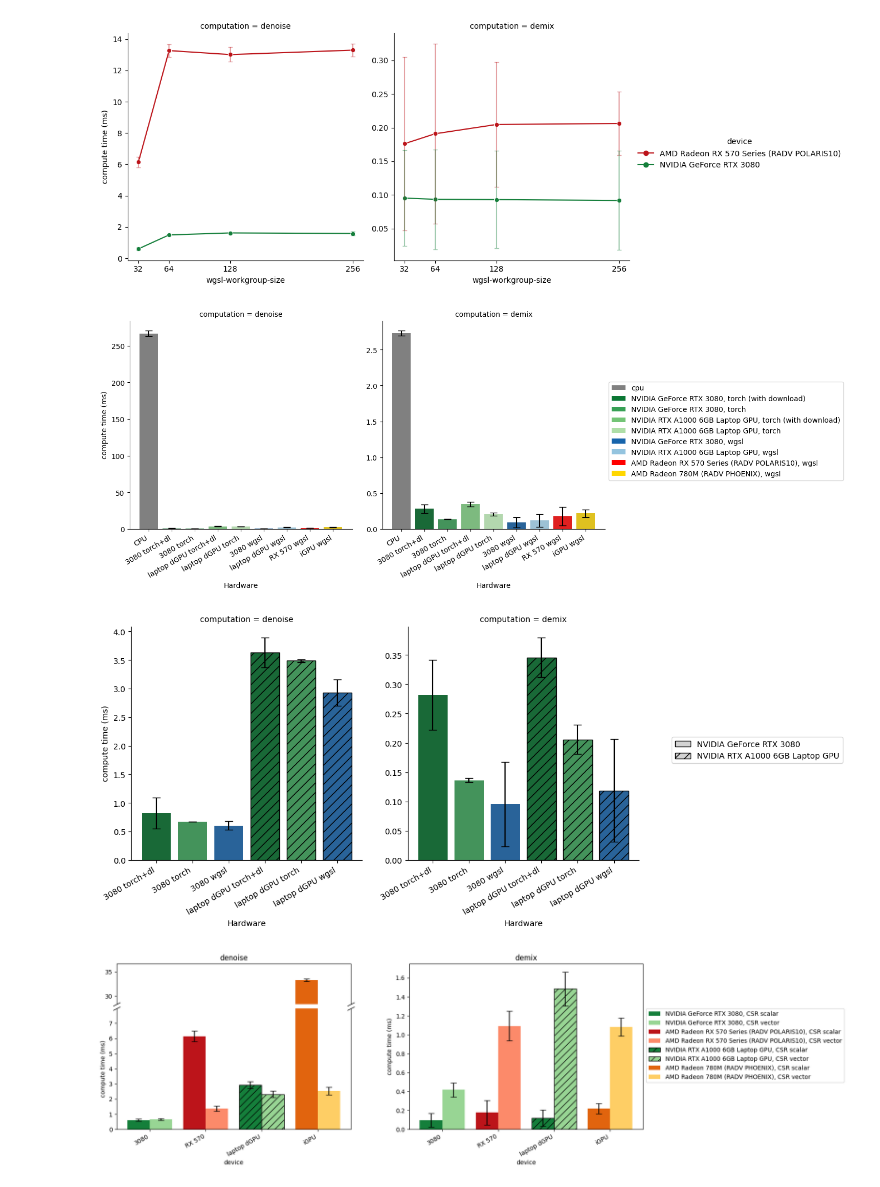
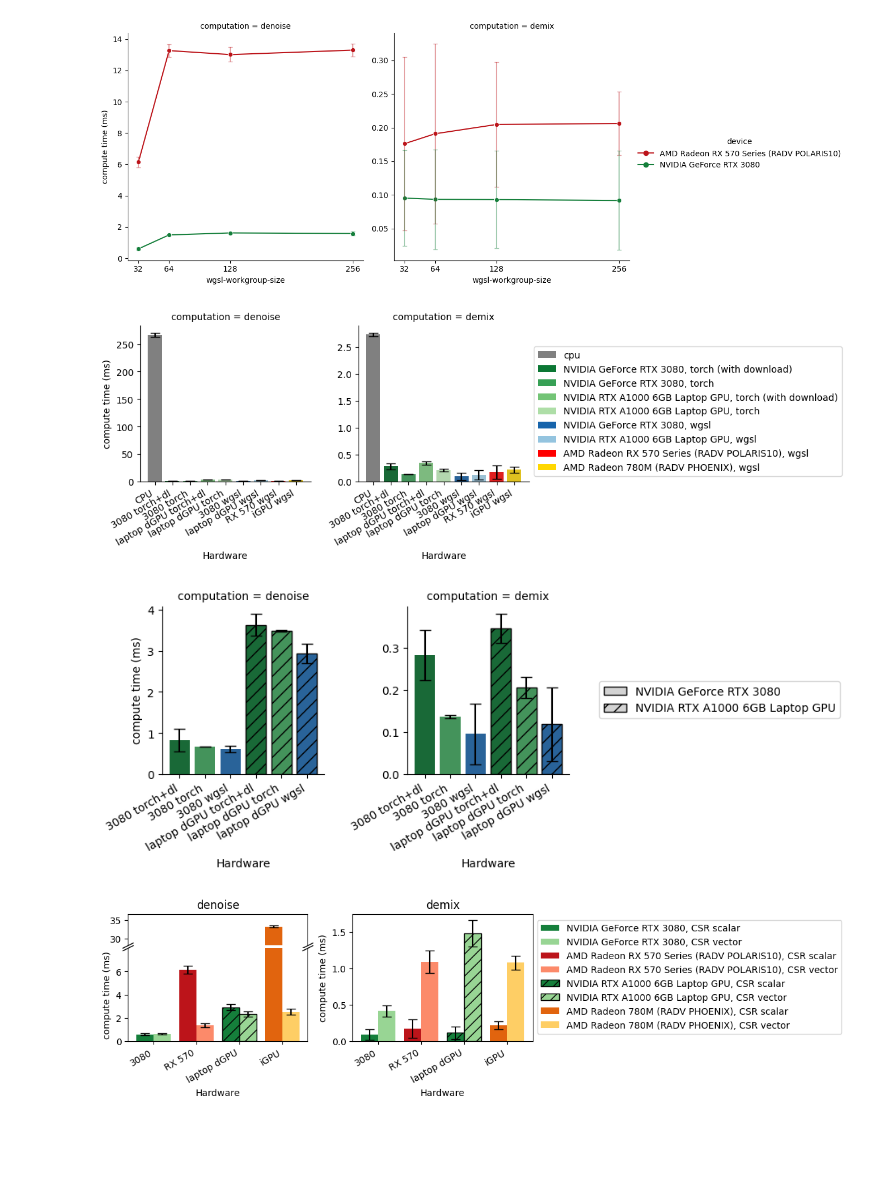
Before and after one commit to kushalkolar/wgpu-sparse-matvec, a Jupyter notebook: plots.ipynb, the cells around one changed output. Drawn from its saved outputs; the diff is of its cells as text; code cells hidden in the pictures; blank space fills up the shorter version.

```diff
--- a/plots.ipynb
+++ b/plots.ipynb
@@ -183,6 +183,7 @@ g = sns.catplot(
     errorbar=None,
     dodge=False,
     legend=False,
+    height=3.25,
 )
 g.set_ylabels("compute time (ms)")
 g.set_xlabels("Hardware")
@@ -199,35 +200,35 @@ for ax, comp in zip(g.axes.flat, g.col_names):
             yerr=row["std"],
             fmt="none",
             color="black",
             capsize=5,
             linewidth=1.5,
             zorder=10,
         )
     plt.setp(ax.get_xticklabels(), rotation=30, ha="right")
 
 import matplotlib.patches as mpatches
 
 def full_legend(label):
     rows = d2[d2["label"] == label]
     full_dev = rows["device"].iloc[0] if not rows.empty else label
     if "torch+dl" in label:
       return f"{full_dev}, torch (with download)"
     if "torch" in label:
       return f"{full_dev}, torch"
     if "wgsl" in label:
       return f"{full_dev}, wgsl"
     return full_dev
 
 handles = [
   mpatches.Patch(facecolor=palette[label], label=full_legend(label))
   for label in order
 ]
 g.figure.legend(handles=handles, loc="center left", bbox_to_anchor=(1.0, 0.5))
 g.figure.subplots_adjust(right=1.0)
-
+plt.savefig("./figs/fig2_all_hw.png")
 plt.show()
 # %% [output]
-[figure, old version]
+[figure, new version]
 # %%
 df = pd.read_csv("./benchmark_spmv.csv")
 
@@ -295,6 +296,7 @@ g = sns.catplot(
     errorbar=None,
     dodge=False,
     legend=False,
+    height=3,
 )
 g.set_ylabels("compute time (ms)")
 g.set_xlabels("Hardware")
@@ -328,9 +330,10 @@ g.figure.legend(
     bbox_to_anchor=(1.0, 0.5),
 )
 g.figure.subplots_adjust(right=0.95)
+plt.savefig("./figs/fig3_vs_torch.png")
 plt.show()
 # %% [output]
-[figure, old version]
+[figure, new version]
 # %%
 df = pd.read_csv("./benchmark_spmv.csv")
 
@@ -381,7 +384,7 @@ def x_label(device):
 denoise = agg[agg.computation == "denoise"]
 demix = agg[agg.computation == "demix"]
 
-fig = plt.figure(figsize=(14, 5))
+fig = plt.figure(figsize=(7, 2.5))
 gs = fig.add_gridspec(2, 2, height_ratios=[1, 3], hspace=0.05, wspace=0.25)
 ax_top = fig.add_subplot(gs[0, 0])
 ax_bot = fig.add_subplot(gs[1, 0], sharex=ax_top)
@@ -462,6 +465,8 @@ ax_dem.set_title("demix")
 ax_dem.set_ylabel("compute time (ms)")
 ax_bot.set_ylabel("compute time (ms)")
 ax_top.set_ylabel("")
+ax_dem.set_xlabel("Hardware")
+ax_bot.set_xlabel("Hardware")
 
 handles = []
 for d_ in device_order:
@@ -474,6 +479,8 @@ for d_ in device_order:
         handles.append(mpatches.Patch(**kwargs))
 fig.legend(handles=handles, loc="center left", bbox_to_anchor=(1.0, 0.5))
 fig.subplots_adjust(right=1)
+plt.savefig("./figs/fig4_gpus.png")
+
 plt.show()
 # %% [output]
-[figure, old version]
+[figure, new version]
```
Also changed, not shown: 3 other files.
